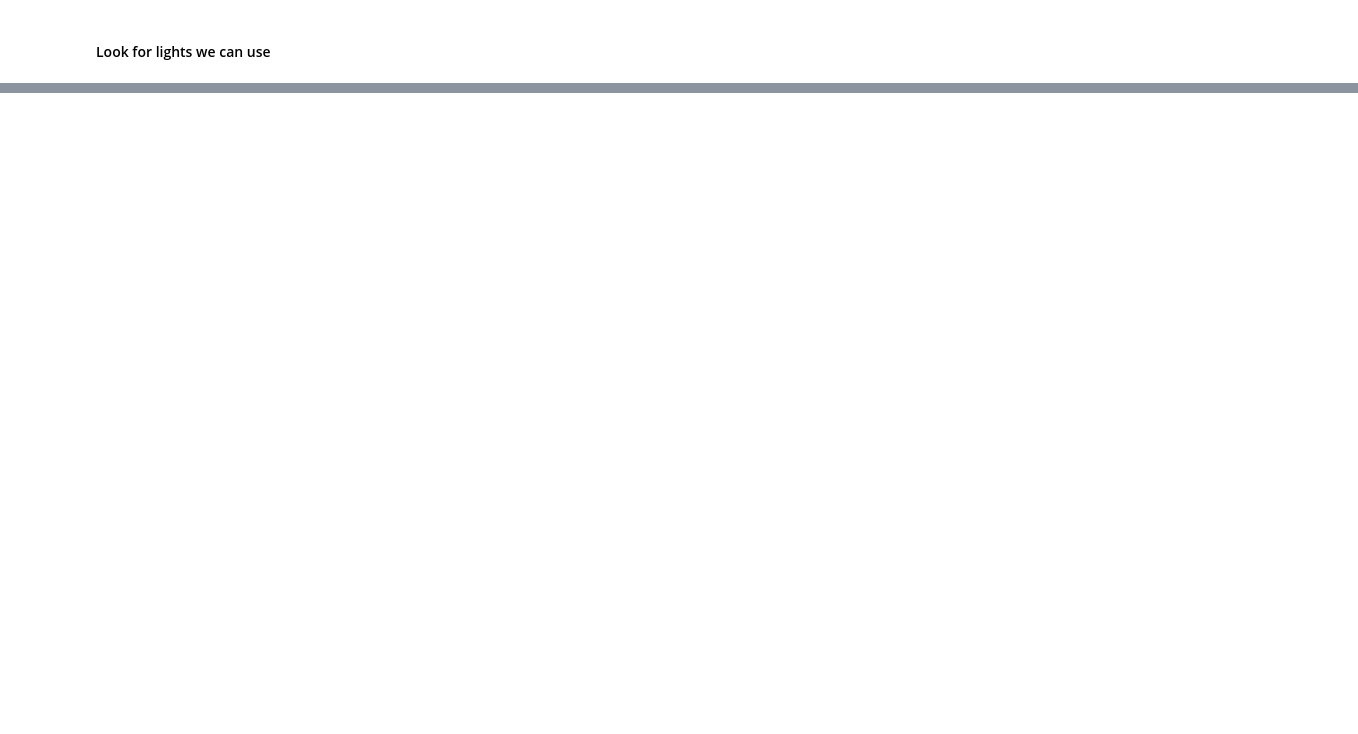
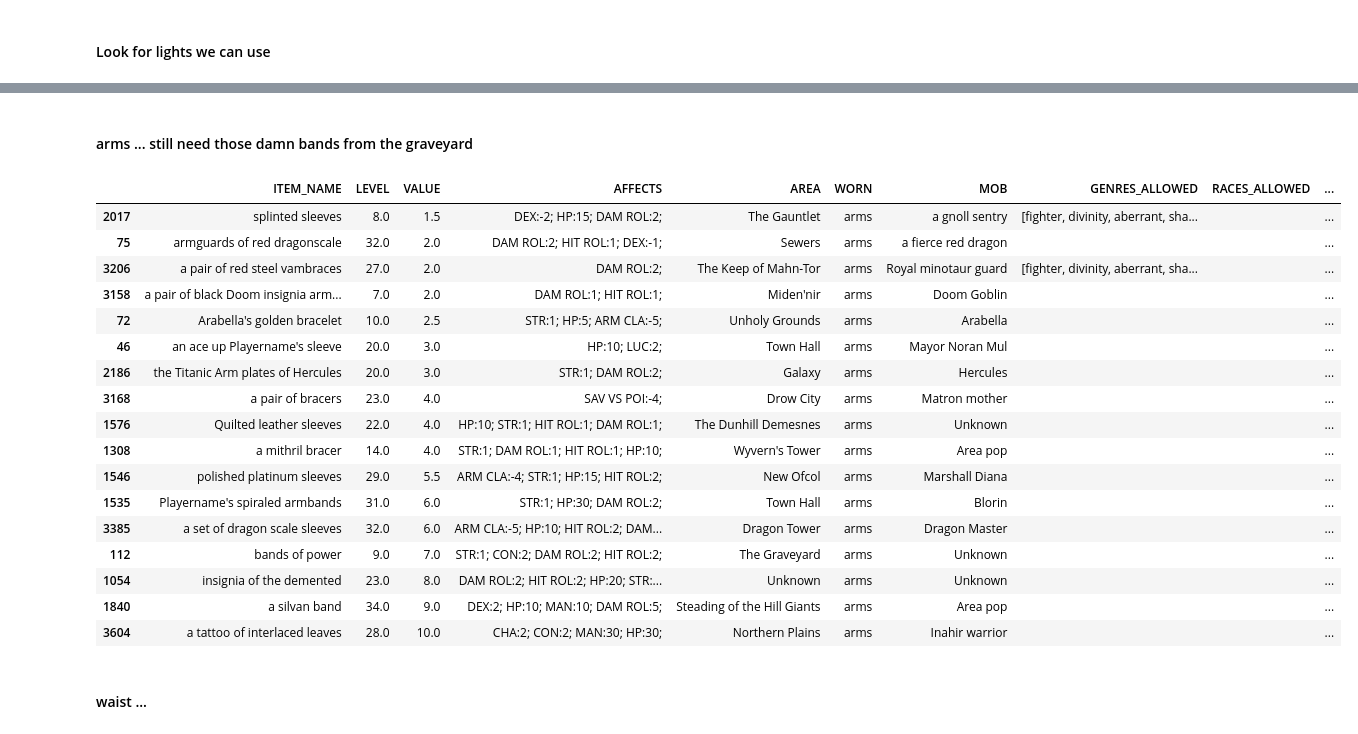
Before and after one commit to aesatchien/Rod_Mudlet, a Jupyter notebook: Database/RodQueries.ipynb, the cells around one changed output, grey strips where cells are left out. Cells and saved outputs as stored; diff of their text form; code cells hidden in the pictures; blank space fills up the shorter version.

```diff
--- a/Database/RodQueries.ipynb
+++ b/Database/RodQueries.ipynb
@@ -88,0 +218,26 @@ Index(['ITEM_NAME', 'AREA', 'LEVEL', 'ITEM_TYPE', 'WORN', 'AC', 'WEAPON_TYPE',
+# %% [markdown]
+#### arms ... still need those damn bands from the graveyard
+# %%
+df_arms=df.query('LEVEL<35 & LEVEL >5 & VALUE >1 & WORN.str.startswith("arm")').fillna('').sort_values(by='VALUE')[standard_cols]
+df_arms
+# %% [output]
+|  | ITEM_NAME | LEVEL | VALUE | AFFECTS | AREA | WORN | MOB | GENRES_ALLOWED | RACES_ALLOWED | ... |
+| 2017 | splinted sleeves | 8.0 | 1.5 | DEX:-2; HP:15; DAM ROL:2; | The Gauntlet | arms | a gnoll sentry | [fighter, divinity, aberrant, sha... |  | ... |
+| 75 | armguards of red dragonscale | 32.0 | 2.0 | DAM ROL:2; HIT ROL:1; DEX:-1; | Sewers | arms | a fierce red dragon |  |  | ... |
+| 3206 | a pair of red steel vambraces | 27.0 | 2.0 | DAM ROL:2; | The Keep of Mahn-Tor | arms | Royal minotaur guard | [fighter, divinity, aberrant, sha... |  | ... |
+| 3158 | a pair of black Doom insignia arm... | 7.0 | 2.0 | DAM ROL:1; HIT ROL:1; | Miden'nir | arms | Doom Goblin |  |  | ... |
+| 72 | Arabella's golden bracelet | 10.0 | 2.5 | STR:1; HP:5; ARM CLA:-5; | Unholy Grounds | arms | Arabella |  |  | ... |
+| 46 | an ace up Playername's sleeve | 20.0 | 3.0 | HP:10; LUC:2; | Town Hall | arms | Mayor Noran Mul |  |  | ... |
+| 2186 | the Titanic Arm plates of Hercules | 20.0 | 3.0 | STR:1; DAM ROL:2; | Galaxy | arms | Hercules |  |  | ... |
+| 3168 | a pair of bracers | 23.0 | 4.0 | SAV VS POI:-4; | Drow City | arms | Matron mother |  |  | ... |
+| 1576 | Quilted leather sleeves | 22.0 | 4.0 | HP:10; STR:1; HIT ROL:1; DAM ROL:1; | The Dunhill Demesnes | arms | Unknown |  |  | ... |
+| 1308 | a mithril bracer | 14.0 | 4.0 | STR:1; DAM ROL:1; HIT ROL:1; HP:10; | Wyvern's Tower | arms | Area pop |  |  | ... |
+| 1546 | polished platinum sleeves | 29.0 | 5.5 | ARM CLA:-4; STR:1; HP:15; HIT ROL:2; | New Ofcol | arms | Marshall Diana |  |  | ... |
+| 1535 | Playername's spiraled armbands | 31.0 | 6.0 | STR:1; HP:30; DAM ROL:2; | Town Hall | arms | Blorin |  |  | ... |
+| 3385 | a set of dragon scale sleeves | 32.0 | 6.0 | ARM CLA:-5; HP:10; HIT ROL:2; DAM... | Dragon Tower | arms | Dragon Master |  |  | ... |
+| 112 | bands of power | 9.0 | 7.0 | STR:1; CON:2; DAM ROL:2; HIT ROL:2; | The Graveyard | arms | Unknown |  |  | ... |
+| 1054 | insignia of the demented | 23.0 | 8.0 | DAM ROL:2; HIT ROL:2; HP:20; STR:... | Unknown | arms | Unknown |  |  | ... |
+| 1840 | a silvan band | 34.0 | 9.0 | DEX:2; HP:10; MAN:10; DAM ROL:5; | Steading of the Hill Giants | arms | Area pop |  |  | ... |
+| 3604 | a tattoo of interlaced leaves | 28.0 | 10.0 | CHA:2; CON:2; MAN:30; HP:30; | Northern Plains | arms | Inahir warrior |  |  | ... |
+# %% [markdown]
+#### waist ...
```
Also changed, not shown: parts of 52 cells of this notebook, 4 other files.
